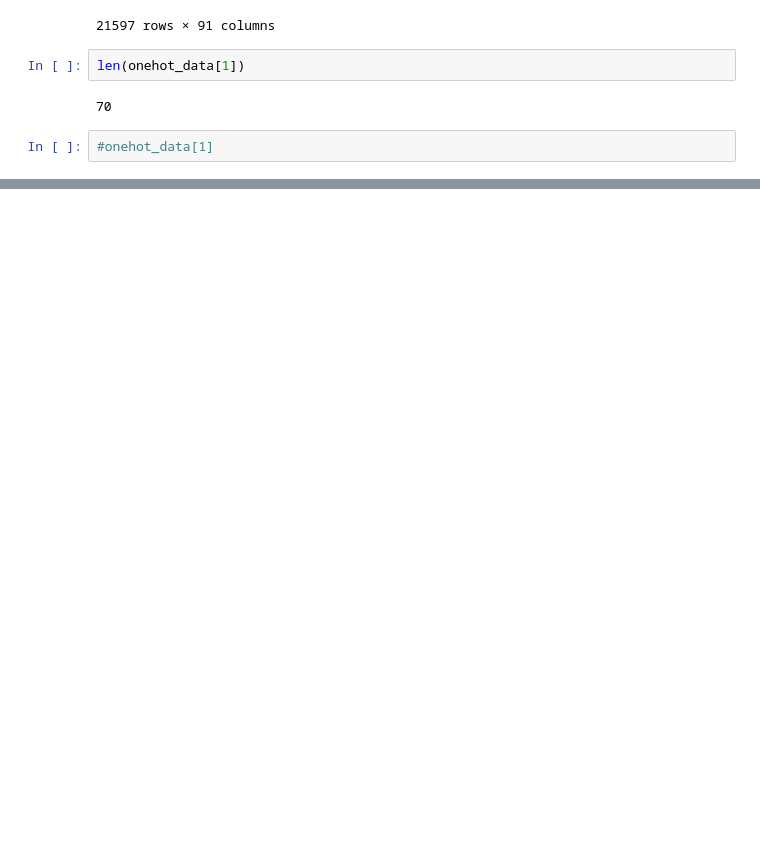
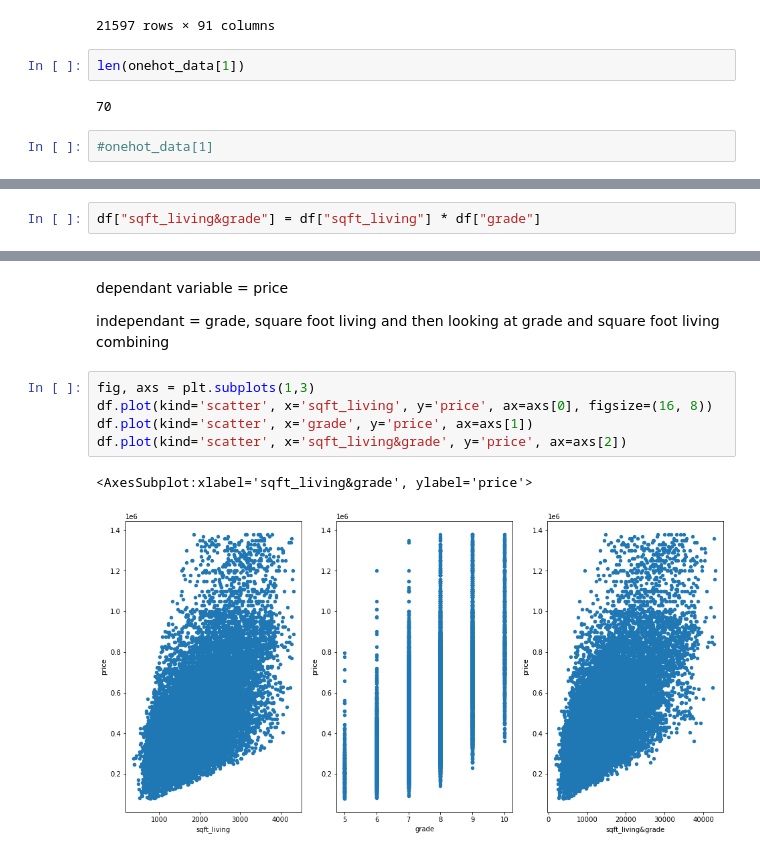
Before and after one commit to willcline613/bsc-phase-two-project, a Jupyter notebook: notebooks/exploratory/dorothy/dorothy_2.ipynb, the cells around one changed output, grey strips where cells are left out. Saved outputs shown, nothing was run; the diff lists cells and outputs as text; blank space fills up the shorter version.

```diff
--- a/notebooks/exploratory/dorothy/dorothy_2.ipynb
+++ b/notebooks/exploratory/dorothy/dorothy_2.ipynb
@@ -285,0 +441,2 @@ len(onehot_data[1])
+# %%
+df["sqft_living&grade"] = df["sqft_living"] * df["grade"]
@@ -285,0 +465,13 @@ len(onehot_data[1])
+# %% [markdown]
+dependant variable = price
+
+
+independant = grade, square foot living and then looking at grade and square foot living combining
+# %%
+fig, axs = plt.subplots(1,3)
+df.plot(kind='scatter', x='sqft_living', y='price', ax=axs[0], figsize=(16, 8))
+df.plot(kind='scatter', x='grade', y='price', ax=axs[1])
+df.plot(kind='scatter', x='sqft_living&grade', y='price', ax=axs[2])
+# %% [output]
+<AxesSubplot:xlabel='sqft_living&grade', ylabel='price'>
+[figure, added]
```
Also changed, not shown: parts of 21 cells of this notebook.
